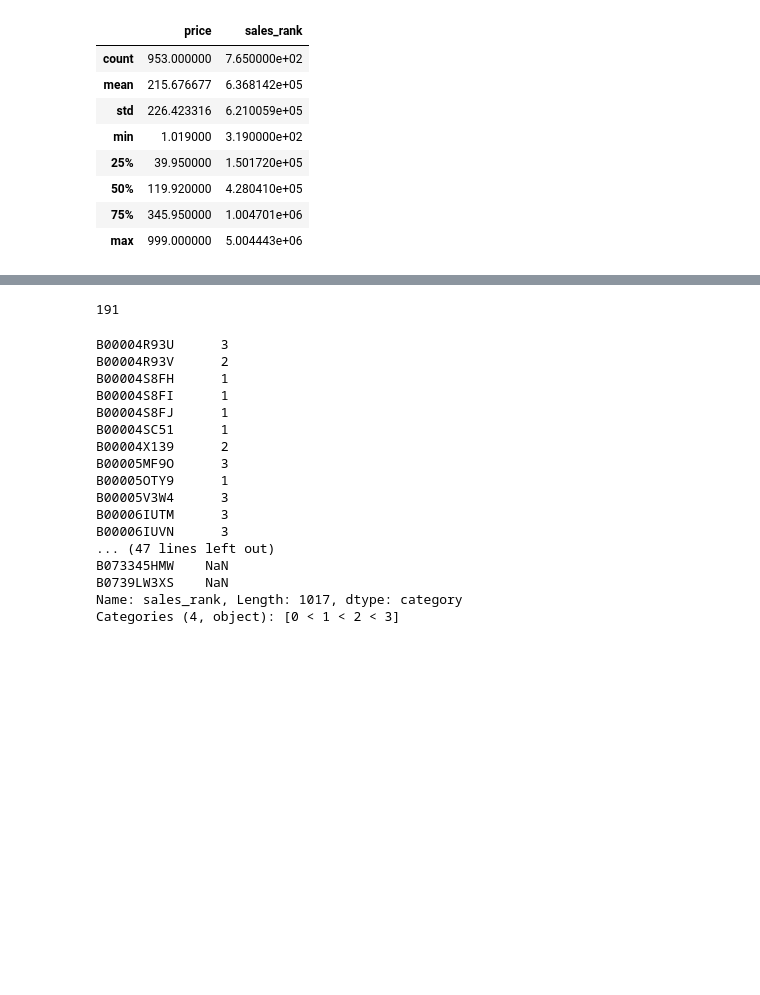
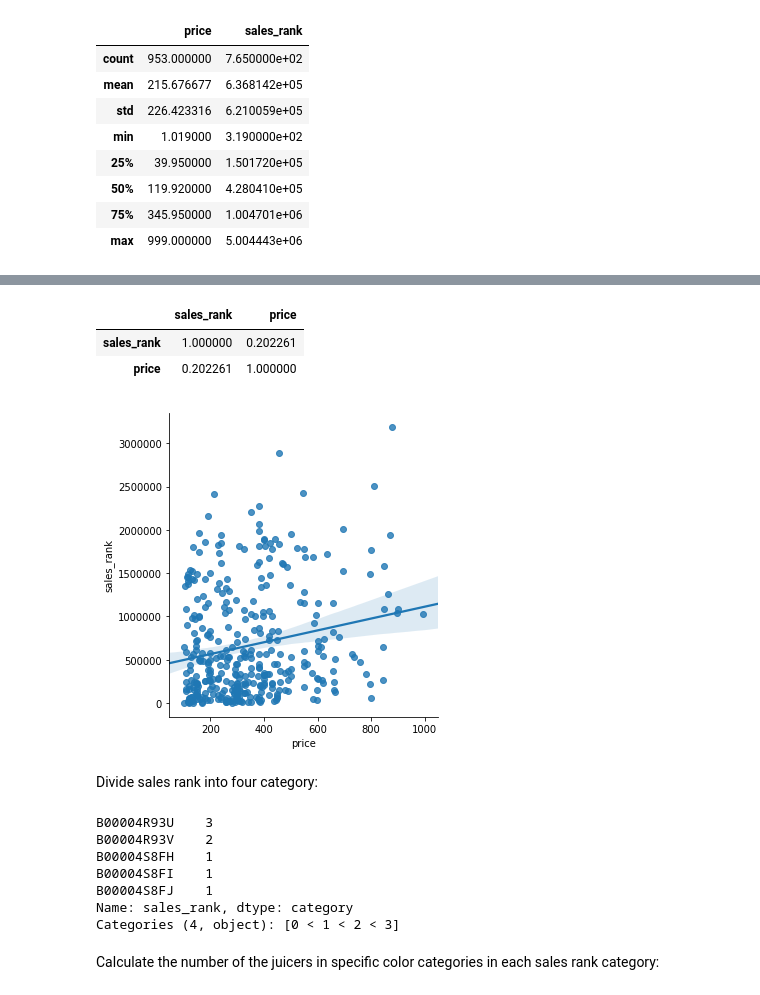
Before and after one commit to mylogicniche/amazon-juicer-stats, a Jupyter notebook: src/analysis.ipynb, the cells around one changed output, grey strips where cells are left out. Cells and saved outputs as stored; diff of their text form; code cells hidden in the pictures; blank space fills up the shorter version.

```diff
--- a/src/analysis.ipynb
+++ b/src/analysis.ipynb
@@ -217,26 +219,24 @@ color_srank.sort_values(by='sales_rank')
+# %%
+sns.lmplot(data=df_all[df_all['price'] > 100], x='price', y='sales_rank')
+df_all[df_all['price'] > 100][['sales_rank', 'price']].corr()
+# %% [output]
+|  | sales_rank | price |
+| sales_rank | 1.000000 | 0.202261 |
+| price | 0.202261 | 1.000000 |
+[figure, added]
+# %% [markdown]
+Divide sales rank into four category:
 # %%
 colr_srank_qcut = pd.qcut(df_all['sales_rank'], 4, labels=['0','1','2','3'])
-# %%
-colr_srank_qcut[colr_srank_qcut=='2'].shape[0]
-# %% [output]
-191
 # %%
-colr_srank_qcut
+colr_srank_qcut.head()
 # %% [output]
-B00004R93U      3
-B00004R93V      2
-B00004S8FH      1
-B00004S8FI      1
-B00004S8FJ      1
-B00004SC51      1
-B00004X139      2
-B00005MF9O      3
-B00005OTY9      1
-B00005V3W4      3
-B00006IUTM      3
-B00006IUVN      3
-... (47 lines left out)
-B073345HMW    NaN
-B0739LW3XS    NaN
-Name: sales_rank, Length: 1017, dtype: category
+B00004R93U    3
+B00004R93V    2
+B00004S8FH    1
+B00004S8FI    1
+B00004S8FJ    1
+Name: sales_rank, dtype: category
 Categories (4, object): [0 < 1 < 2 < 3]
+# %% [markdown]
+Calculate the number of the juicers in specific color categories in each sales rank category:
```
Also changed, not shown: parts of 73 cells of this notebook, 1 other file.
